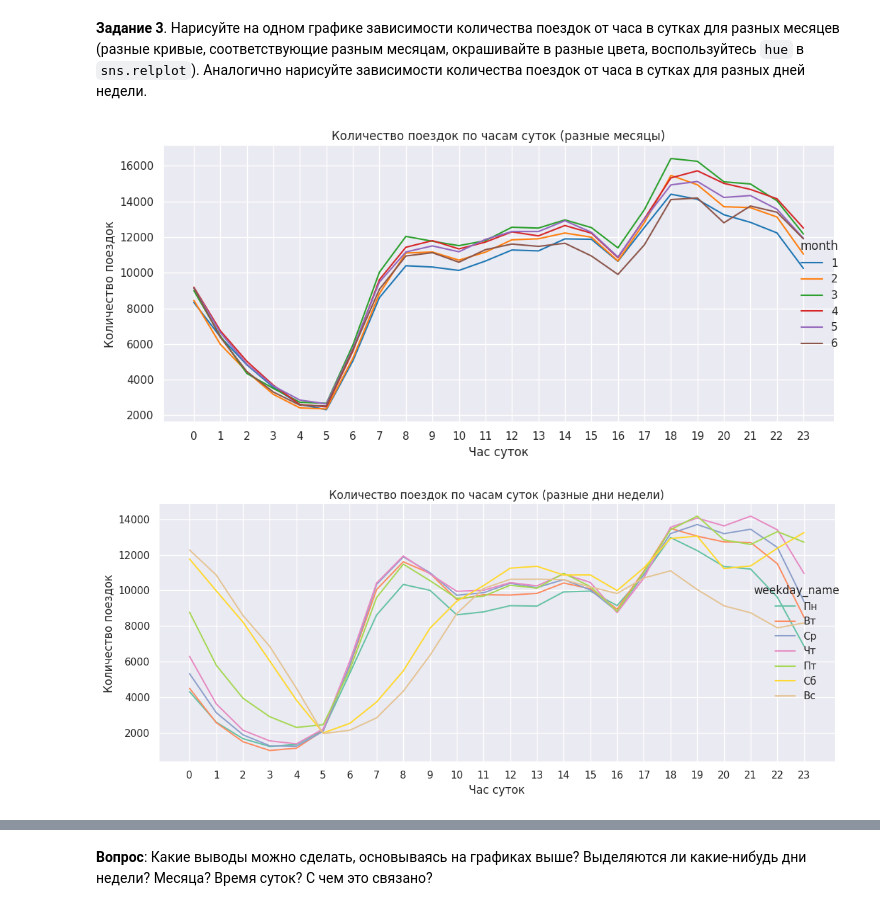
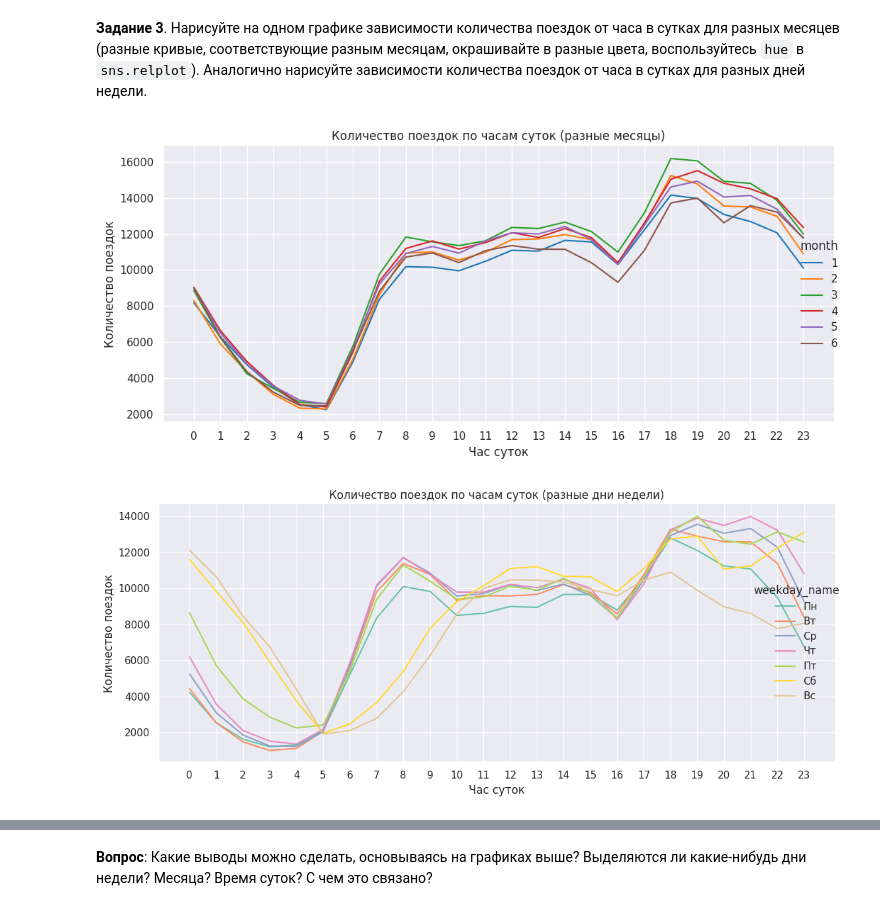
Before and after one commit to ElizabethCherrie/Analysis, a Jupyter notebook: Data_Analisys_Project_2023.ipynb, the cells around one changed output, grey strips where cells are left out. Saved outputs shown, nothing was run; the diff lists cells and outputs as text; code cells hidden in the pictures.

```diff
--- a/Data_Analisys_Project_2023.ipynb
+++ b/Data_Analisys_Project_2023.ipynb
@@ -95,3 +95,9 @@ dtype: object
 В колонке `trip_duration` записана длина поезки в секундах. Давайте посмотрим на её распределение. Для этого нарисуйте его гистограмму:
 # %% [markdown]
 Что получается, если не задавать конкретный диапозон значений? Почему так?
+# %%
+lower = df['trip_duration'].quantile(0.01)
+upper = df['trip_duration'].quantile(0.99)
+print("Lower threshold:", lower)
+print("Upper threshold:", upper)
+df_filtered = df[(df['trip_duration'] >= lower) & (df['trip_duration'] <= upper)].copy()
@@ -127,10 +135,10 @@ plt.show()
 # %%
 # подсказка тут:
 # groupby month, day: https://github.com/pandas-dev/pandas/issues/21075
-df['month_day'] = df['dropoff_datetime'].dt.strftime('%m-%d')
+df_filtered['month_day'] = df_filtered['dropoff_datetime'].dt.strftime('%m-%d')
 
 plt.figure(figsize=(30, 6))
-sns.countplot(data=df, x='month_day', palette='husl')
+sns.countplot(data=df_filtered, x='month_day', palette='husl')
 
 plt.xticks(rotation=90, fontsize=12)
 plt.xlabel('Дата (ММ-ДД)')
@@ -149,11 +157,11 @@ plt.show()
 # %%
 #╰( ͡° ͜ʖ ͡° )つ──☆*:・ﾟ
 
-df['hour'] = df['pickup_datetime'].dt.hour
-df['month'] = df['pickup_datetime'].dt.month
+df_filtered['hour'] = df_filtered['pickup_datetime'].dt.hour
+df_filtered['month'] = df_filtered['pickup_datetime'].dt.month
 
 
-hour_month = df.groupby(['month', 'hour']).size().reset_index(name='trip_count')
+hour_month = df_filtered.groupby(['month', 'hour']).size().reset_index(name='trip_count')
 
 g = sns.relplot(
     data=hour_month,
@@ -172,36 +180,36 @@ g = sns.relplot(
 
 g.ax.set_xticks(np.arange(0, 24, 1))
 
 plt.tight_layout()
 plt.show()
 
-df['weekday'] = df['dropoff_datetime'].dt.dayofweek
+df_filtered['weekday'] = df_filtered['dropoff_datetime'].dt.dayofweek
 
 weekday_names = ['Пн', 'Вт', 'Ср', 'Чт', 'Пт', 'Сб', 'Вс']
-df['weekday_name'] = df['weekday'].map(lambda x: weekday_names[x])
+df_filtered['weekday_name'] = df_filtered['weekday'].map(lambda x: weekday_names[x])
 
-df['weekday_name'] = pd.Categorical(df['weekday_name'], categories=weekday_names, ordered=True)
+df_filtered['weekday_name'] = pd.Categorical(df_filtered['weekday_name'], categories=weekday_names, ordered=True)
 
-hour_weekday = df.groupby(['weekday_name', 'hour']).size().reset_index(name='trip_count')
+hour_weekday = df_filtered.groupby(['weekday_name', 'hour']).size().reset_index(name='trip_count')
 
 g2 = sns.relplot(
     data=hour_weekday,
     x='hour',
     y='trip_count',
     hue='weekday_name',
     kind='line',
     height=5,
     aspect=2,
     palette='Set2'
 ).set(
     title='Количество поездок по часам суток (разные дни недели)',
     xlabel='Час суток',
     ylabel='Количество поездок'
 )
 g2.ax.set_xticks(np.arange(0, 24, 1))
 
 plt.tight_layout()
 plt.show()
 # %% [output]
-[figure, old version]
+[figure, new version]
-[figure, old version]
+[figure, new version]
```
Also changed, not shown: parts of 39 cells of this notebook.
